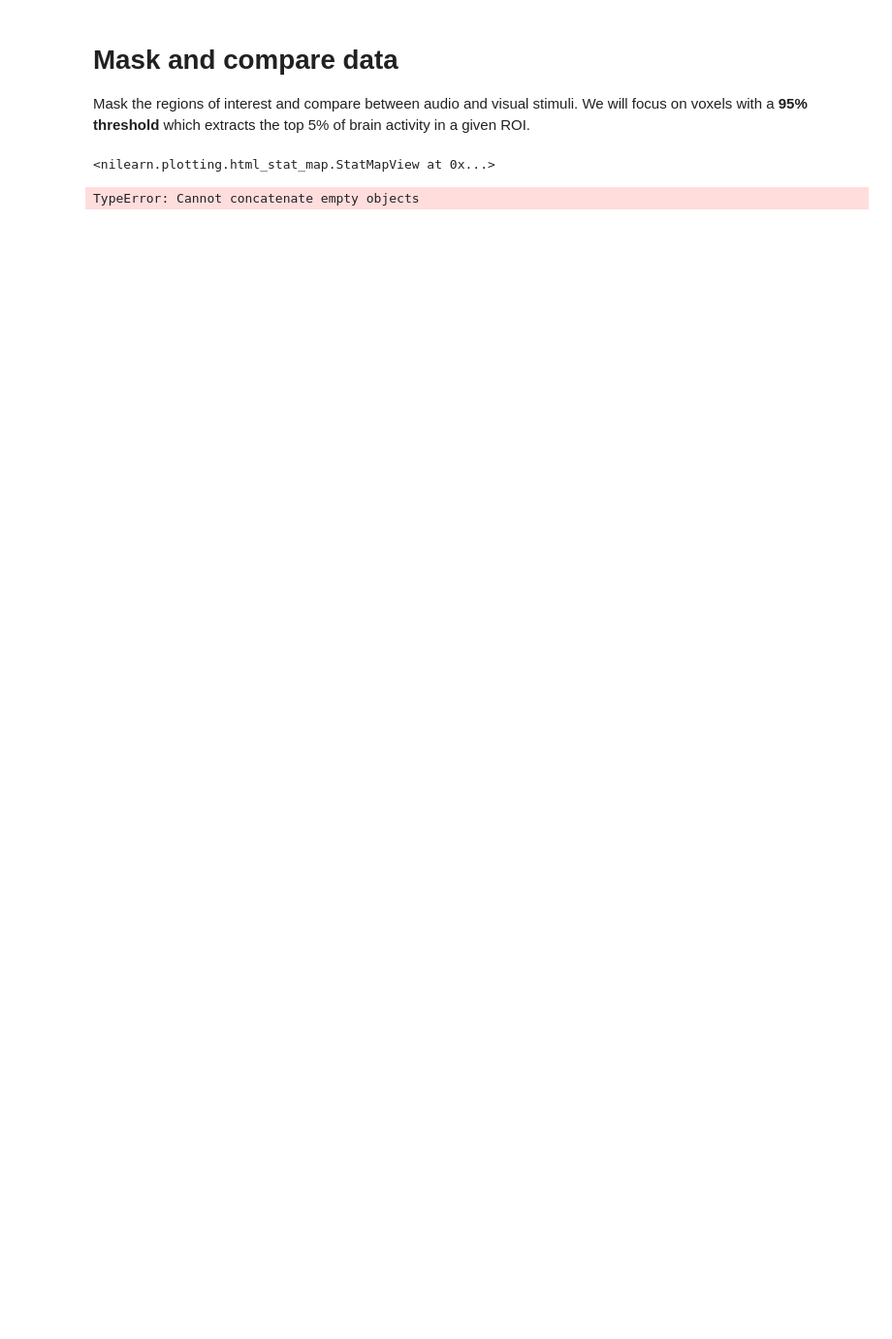
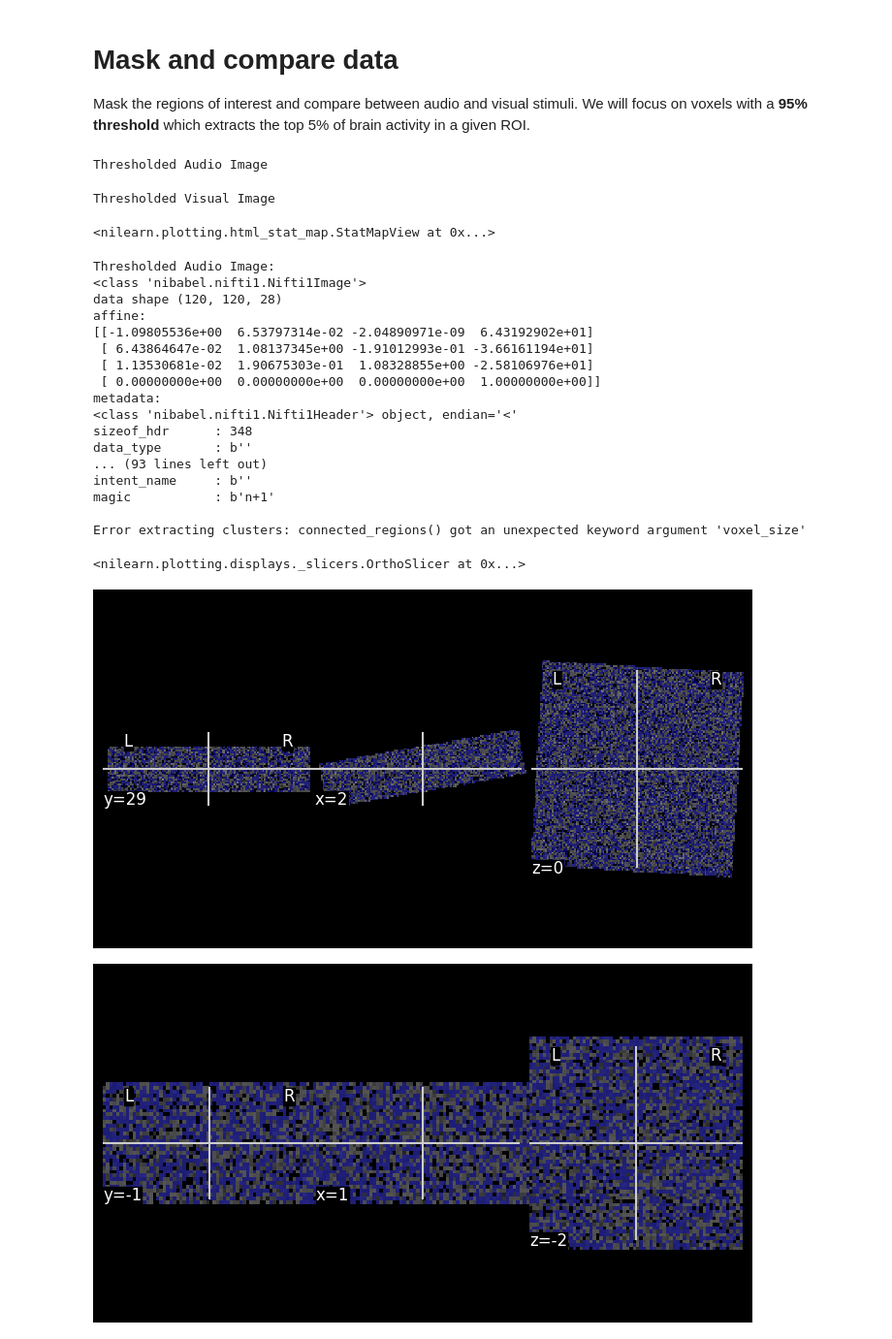
Before and after one commit to Jaslavie/attention, a Jupyter notebook: scripts/mask.ipynb, the cells around one changed output. Shown at 97% size. Drawn from its saved outputs; the diff is of its cells as text; code cells hidden in the pictures; blank space fills up the shorter version.

Commit message:
implemented functionality for masking images:

```diff
--- a/scripts/mask.ipynb
+++ b/scripts/mask.ipynb
@@ -18,8 +18,8 @@ mean_audio = nli.mean_img(clean_data_audio)
 mean_visual = nli.mean_img(clean_data_visual)
 
 # Mask images (keep only the voxels with an activation threshold over 95%)
-thr_audio = nli.threshold_img(mean_audio, threshold=0.70)
-thr_visual = nli.threshold_img(mean_visual, threshold=0.70)
+thr_audio = nli.threshold_img(mean_audio, threshold=0.95)
+thr_visual = nli.threshold_img(mean_visual, threshold=0.95)
 
 # save the masked images
 nib.save(thr_audio, '../results/audio/masked_data_audio.nii.gz')
@@ -27,20 +27,59 @@ plotting.view_img(thr_audio, bg_img = mean_audio)
 nib.save(thr_visual, '../results/visual/masked_data_visual.nii.gz')
 plotting.view_img(thr_visual, bg_img = mean_visual)
 # %% [output]
-<nilearn.plotting.html_stat_map.StatMapView at 0x...>
+Thresholded Audio Image
+Thresholded Visual Image
+<nilearn.plotting.html_stat_map.StatMapView at 0x...>
-# %%
-from nilearn.regions import connected_regions
-
-# Extract relevant regions of interest (i.e. clusters that are beyond 1000mm^3 in size)
-audio_voxel_size = np.prod(thr_audio.header['pixdim'][1:4]) # Size of 1 voxel in 1000mm^3
-
-# mask clusters
-audio_clusters = connected_regions(thr_audio)[0]
-
-visual_voxel_size = np.prod(thr_visual.header['pixdim'][1:4]) # Size of 1 voxel in mm^3
-visual_clusters = connected_regions(thr_visual)[0]
-
-print("Audio clusters: ", audio_clusters)
-print("Visual clusters: ", visual_clusters)
-# %% [output]
-TypeError: Cannot concatenate empty objects
+# %%
+from nilearn.regions import connected_regions
+
+# test print the objects
+print("Thresholded Audio Image: ", thr_audio)
+print("Thresholded Visual Image: ", thr_visual)
+
+# Extract relevant regions of interest (i.e. clusters that are beyond 1000mm^3 in size)
+if thr_audio and thr_visual:
+    try:
+        # get the size of one voxel
+        audio_voxel_size = np.prod(thr_audio.header['pixdim'][1:4])
+        visual_voxel_size = np.prod(thr_visual.header['pixdim'][1:4])
+        # extract the clusters
+        audio_clusters = connected_regions(thr_audio, voxel_size = np.prod(thr_audio.header['pixdim'][1:4]))[0]
+        visual_clusters = connected_regions(thr_visual, voxel_size = np.prod(thr_visual.header['pixdim'][1:4]))[0]
+        # print the clusters
+        print("Audio clusters: ", audio_clusters)
+        print("Visual clusters: ", visual_clusters)
+    except Exception as e:
+        print(f"Error extracting clusters: {str(e)}")
+else:
+    print("Thresholded images are not available.")
+
+# mask the cleaned data by binarizing the data
+masked_data_audio = nli.math_img('np.mean(img,axis=3) > 0', img=clean_data_audio)
+masked_data_visual = nli.math_img('np.mean(img,axis=3) > 0', img=clean_data_visual)
+
+# plot the masked data
+from nilearn.plotting import plot_roi
+plotting.plot_roi(masked_data_audio, bg_img = mean_audio)
+plotting.plot_roi(masked_data_visual, bg_img = mean_visual)
+# %% [output]
+Thresholded Audio Image:
+<class 'nibabel.nifti1.Nifti1Image'>
+data shape (120, 120, 28)
+affine:
+[[-1.09805536e+00  6.53797314e-02 -2.04890971e-09  6.43192902e+01]
+ [ 6.43864647e-02  1.08137345e+00 -1.91012993e-01 -3.66161194e+01]
+ [ 1.13530681e-02  1.90675303e-01  1.08328855e+00 -2.58106976e+01]
+ [ 0.00000000e+00  0.00000000e+00  0.00000000e+00  1.00000000e+00]]
+metadata:
+<class 'nibabel.nifti1.Nifti1Header'> object, endian='<'
+sizeof_hdr      : 348
+data_type       : b''
+... (93 lines left out)
+intent_name     : b''
+magic           : b'n+1'
+
+Error extracting clusters: connected_regions() got an unexpected keyword argument 'voxel_size'
+<nilearn.plotting.displays._slicers.OrthoSlicer at 0x...>
+[figure, added]
+[figure, added]
```
Also changed, not shown: 1 other file.
